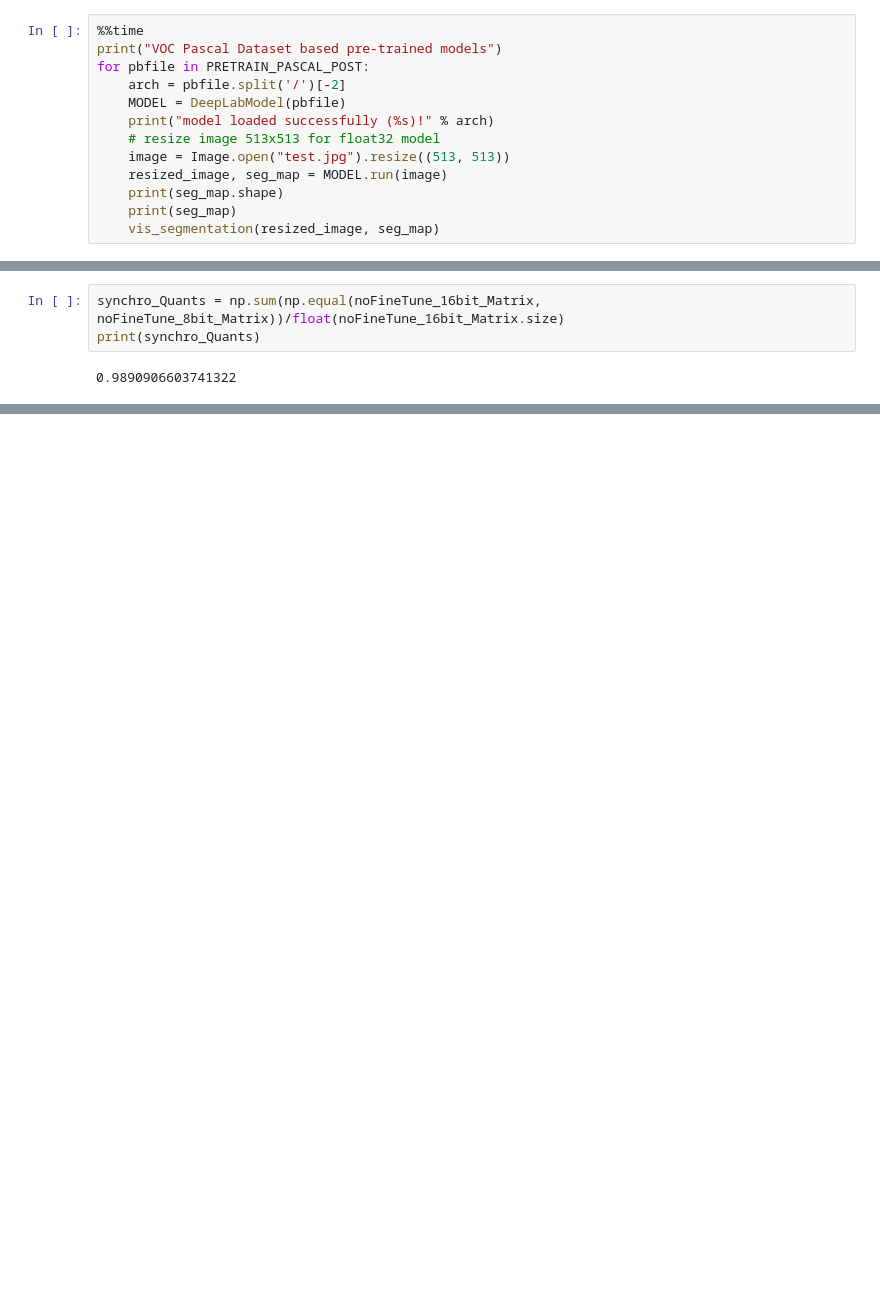
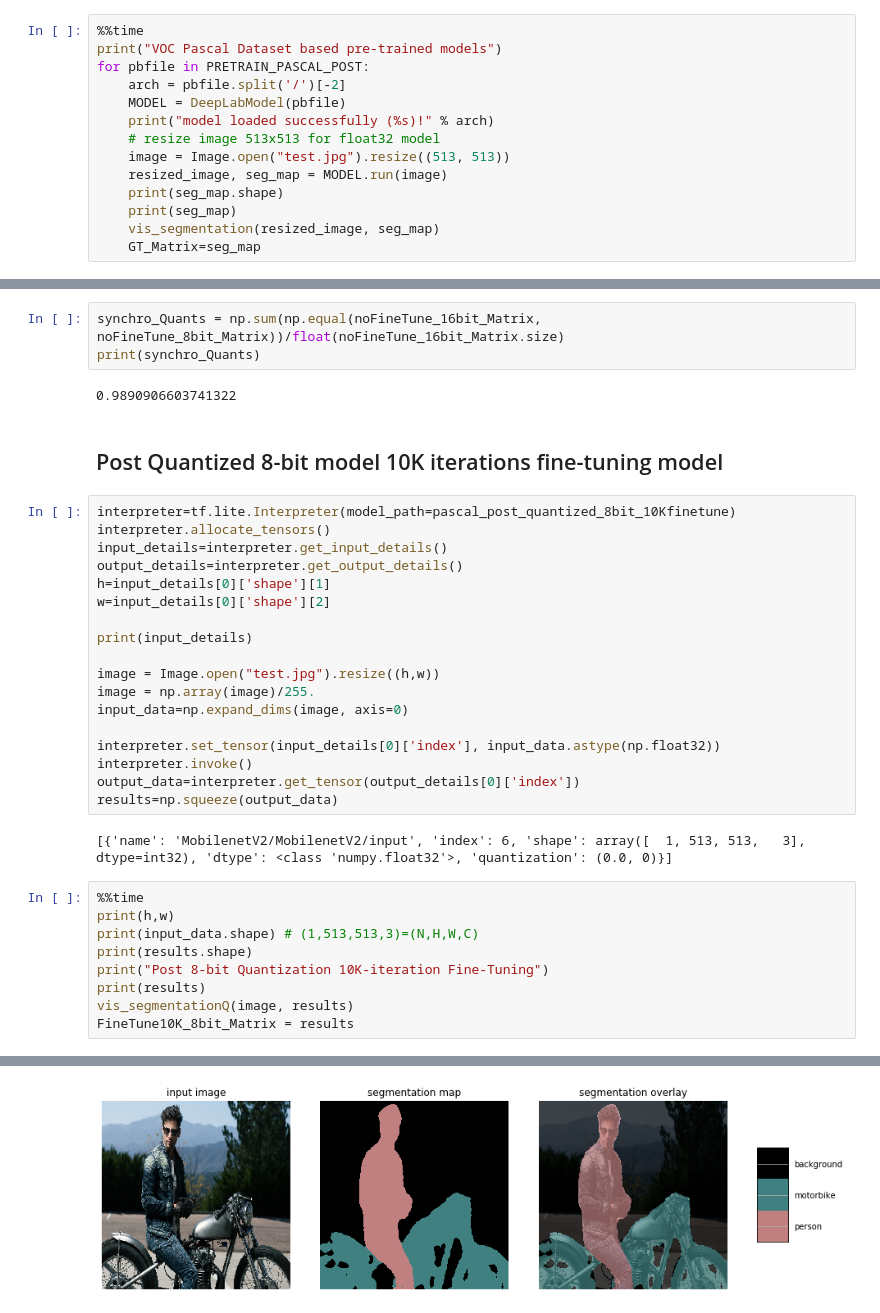
Before and after one commit to SherifSabri/ImageSegmentationWithDeeplab, a Jupyter notebook: CS256_GroupE_inference_deeplab.ipynb, the cells around one changed output, grey strips where cells are left out. Cells and saved outputs as stored; diff of their text form; blank space fills up the shorter version.

```diff
--- a/CS256_GroupE_inference_deeplab.ipynb
+++ b/CS256_GroupE_inference_deeplab.ipynb
@@ -231,6 +238,7 @@ for pbfile in PRETRAIN_PASCAL_POST:
     print(seg_map.shape)
     print(seg_map)
     vis_segmentation(resized_image, seg_map)
+    GT_Matrix=seg_map
 # %% [output]
 VOC Pascal Dataset based pre-trained models
 model loaded successfully (postQuantizedModels)!
@@ -547,3 +554,35 @@ synchro_Quants = np.sum(np.equal(noFineTune_16bit_Matrix, noFineTune_8bit_Matrix
 print(synchro_Quants)
 # %% [output]
 0.9890906603741322
+# %% [markdown]
+## Post Quantized 8-bit model 10K iterations fine-tuning model
+# %%
+interpreter=tf.lite.Interpreter(model_path=pascal_post_quantized_8bit_10Kfinetune)
+interpreter.allocate_tensors()
+input_details=interpreter.get_input_details()
+output_details=interpreter.get_output_details()
+h=input_details[0]['shape'][1]
+w=input_details[0]['shape'][2]
+
+print(input_details)
+
+image = Image.open("test.jpg").resize((h,w))
+image = np.array(image)/255.
+input_data=np.expand_dims(image, axis=0)
+
+interpreter.set_tensor(input_details[0]['index'], input_data.astype(np.float32))
+interpreter.invoke()
+output_data=interpreter.get_tensor(output_details[0]['index'])
+results=np.squeeze(output_data)
+# %% [output]
+[{'name': 'MobilenetV2/MobilenetV2/input', 'index': 6, 'shape': array([  1, 513, 513,   3], dtype=int32), 'dtype': <class 'numpy.float32'>, 'quantization': (0.0, 0)}]
+# %%
+%%time
+print(h,w)
+print(input_data.shape) # (1,513,513,3)=(N,H,W,C)
+print(results.shape)
+print("Post 8-bit Quantization 10K-iteration Fine-Tuning")
+print(results)
+vis_segmentationQ(image, results)
+FineTune10K_8bit_Matrix = results
+# %% [output]
@@ -549,0 +600 @@ print(synchro_Quants)
+[figure, added]
```
Also changed, not shown: parts of 20 cells of this notebook.
